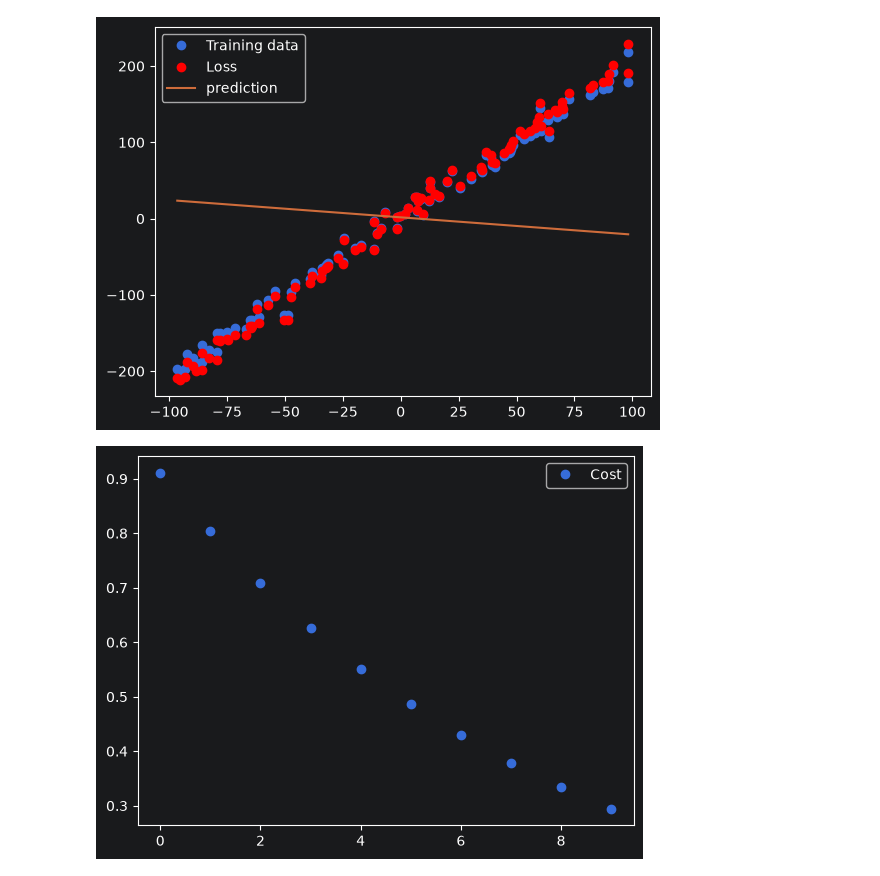
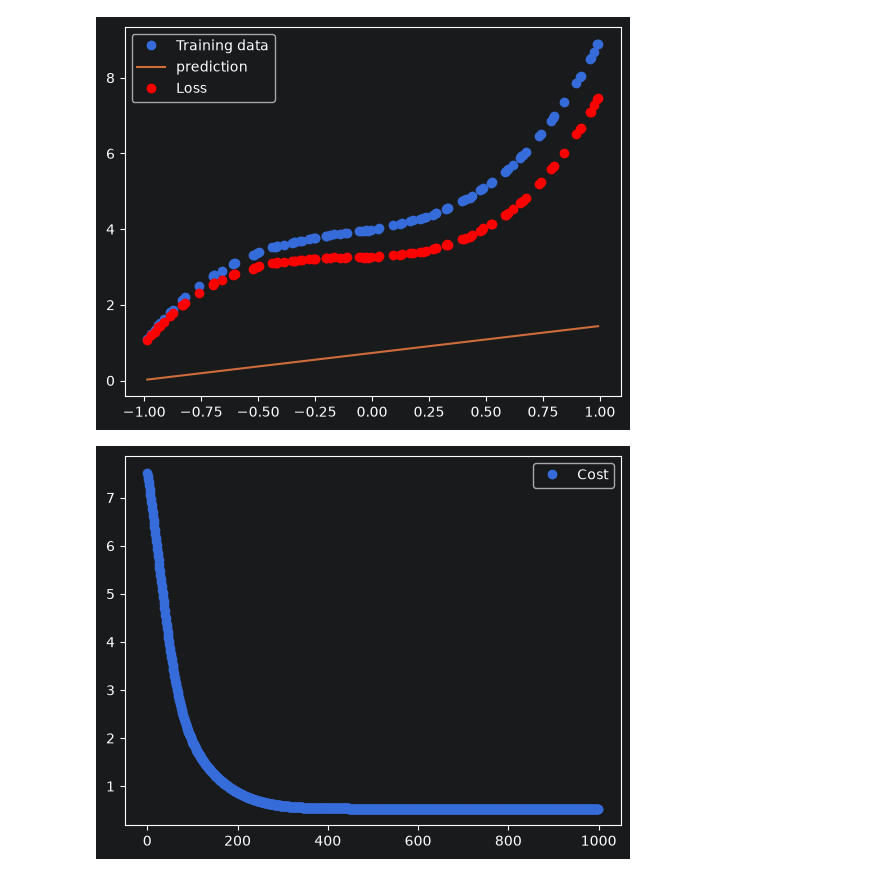
Before and after one commit to S-M-production/Reinforcement-Learning-Basics, a Jupyter notebook: notebooks/models/multi_layer_perceptron_back_propagation.ipynb, the cells around one changed output. Cells and saved outputs as stored; diff of their text form; code cells hidden in the pictures.

Commit message:
Need to fix and find the bug in the model.. Somehow the model is fiting the cubic funct exaclty?

```diff
--- a/notebooks/models/multi_layer_perceptron_back_propagation.ipynb
+++ b/notebooks/models/multi_layer_perceptron_back_propagation.ipynb
@@ -62,0 +48,14 @@ output weight: -0.2065592509906229, output bias: -0.7803346709878394
+# %%
+#Creating inputs:
+x3,x2,x1,b = 3,1,1,4
+scale = 1
+size = 100
+deviation = 0.01
+x = np.random.uniform(-scale,scale,size=[size])
+x.sort()
+y = x3*x**3 + x2*x**2 + x1*x + b + np.random.normal(0,scale*deviation,size=[size])
+
+plt.plot(x,y,'o',label="Training data")
+plt.plot(np.array([np.min(x),np.max(x)]),np.array([np.min(y),np.max(y)]),label="Fit")
+plt.legend()
+plt.show()
@@ -64,44 +65,44 @@ output weight: -0.2065592509906229, output bias: -0.7803346709878394
 #Simulating forwards pass:
 
 #Creating layers
-learning_rate = 0.1
+learning_rate = 0.004
 input = Linear(learning_rate)
 activation = Relu()
 output = Linear(learning_rate)
-model = [input]
+model = [input,activation]
 
 temp = x
 for i in model:
     temp = i.forward_pass(temp)
 
 plt.plot(x,y,'o',label="Training data")
+plt.plot(x,temp,label="prediction")
 plt.plot(x,y-temp,'o',label="Loss",color="red")
-plt.plot(np.array([x[0],x[-1]]),np.array([temp[0],temp[-1]])*w+b,label="prediction")
 plt.legend()
 plt.show()
 
 cost_history = []
-for i in range(10):
-    temp = np.average(temp-y)
-    cost_history.append(temp)
+for i in range(1000):
+    temp = temp-y
+    cost_history.append(np.average(temp**2)/2)
     for j in reversed(model):
         temp2 = j.backward_pass(temp)
         j.update(temp)
         temp = temp2
 
     temp = x
-    for i in model:
-        temp = i.forward_pass(temp)
+    for j in model:
+        temp = j.forward_pass(temp)
 
 plt.plot(cost_history,'o',label="Cost")
 plt.legend()
 plt.show()
 
 plt.plot(x,y,'o',label="Training data")
 plt.plot(x,y-temp,'o',label="Loss",color="red")
 plt.plot(x,temp,label="prediction")
 plt.legend()
 plt.show()
 # %% [output]
-[figure, old version]
+[figure, new version]
-[figure, old version]
+[figure, new version]
```
Also changed, not shown: parts of 5 cells of this notebook.
